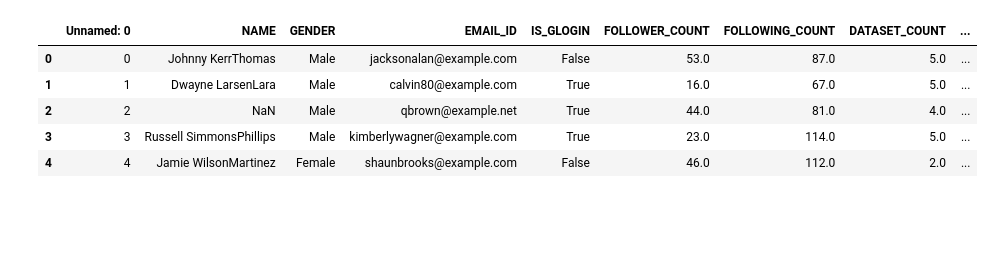
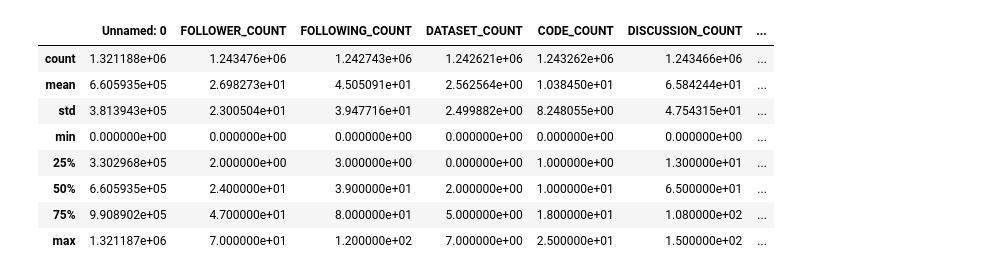
Before and after one commit to Hidayattt24/UTS-PRAKTIKUM-ML, a Jupyter notebook: notebook.ipynb, the cells around one changed output. Cells and saved outputs as stored; diff of their text form; code cells hidden in the pictures; blank space fills up the shorter version.

```diff
--- a/notebook.ipynb
+++ b/notebook.ipynb
@@ -6,10 +91,13 @@ df = pd.read_csv('./dataset/kaggle_bot_accounts.csv')
 # %%
-df.head()
+df.describe()
 # %% [output]
-|  | Unnamed: 0 | NAME | GENDER | EMAIL_ID | IS_GLOGIN | FOLLOWER_COUNT | FOLLOWING_COUNT | DATASET_COUNT | ... |
-| 0 | 0 | Johnny KerrThomas | Male | jacksonalan@example.com | False | 53.0 | 87.0 | 5.0 | ... |
-| 1 | 1 | Dwayne LarsenLara | Male | calvin80@example.com | True | 16.0 | 67.0 | 5.0 | ... |
-| 2 | 2 | NaN | Male | qbrown@example.net | True | 44.0 | 81.0 | 4.0 | ... |
-| 3 | 3 | Russell SimmonsPhillips | Male | kimberlywagner@example.com | True | 23.0 | 114.0 | 5.0 | ... |
-| 4 | 4 | Jamie WilsonMartinez | Female | shaunbrooks@example.com | False | 46.0 | 112.0 | 2.0 | ... |
+|  | Unnamed: 0 | FOLLOWER_COUNT | FOLLOWING_COUNT | DATASET_COUNT | CODE_COUNT | DISCUSSION_COUNT | ... |
+| count | 1.321188e+06 | 1.243476e+06 | 1.242743e+06 | 1.242621e+06 | 1.243262e+06 | 1.243466e+06 | ... |
+| mean | 6.605935e+05 | 2.698273e+01 | 4.505091e+01 | 2.562564e+00 | 1.038450e+01 | 6.584244e+01 | ... |
+| std | 3.813943e+05 | 2.300504e+01 | 3.947716e+01 | 2.499882e+00 | 8.248055e+00 | 4.754315e+01 | ... |
+| min | 0.000000e+00 | 0.000000e+00 | 0.000000e+00 | 0.000000e+00 | 0.000000e+00 | 0.000000e+00 | ... |
+| 25% | 3.302968e+05 | 2.000000e+00 | 3.000000e+00 | 0.000000e+00 | 1.000000e+00 | 1.300000e+01 | ... |
+| 50% | 6.605935e+05 | 2.400000e+01 | 3.900000e+01 | 2.000000e+00 | 1.000000e+01 | 6.500000e+01 | ... |
+| 75% | 9.908902e+05 | 4.700000e+01 | 8.000000e+01 | 5.000000e+00 | 1.800000e+01 | 1.080000e+02 | ... |
+| max | 1.321187e+06 | 7.000000e+01 | 1.200000e+02 | 7.000000e+00 | 2.500000e+01 | 1.500000e+02 | ... |
 # %%
```
Also changed, not shown: parts of 26 cells of this notebook.
